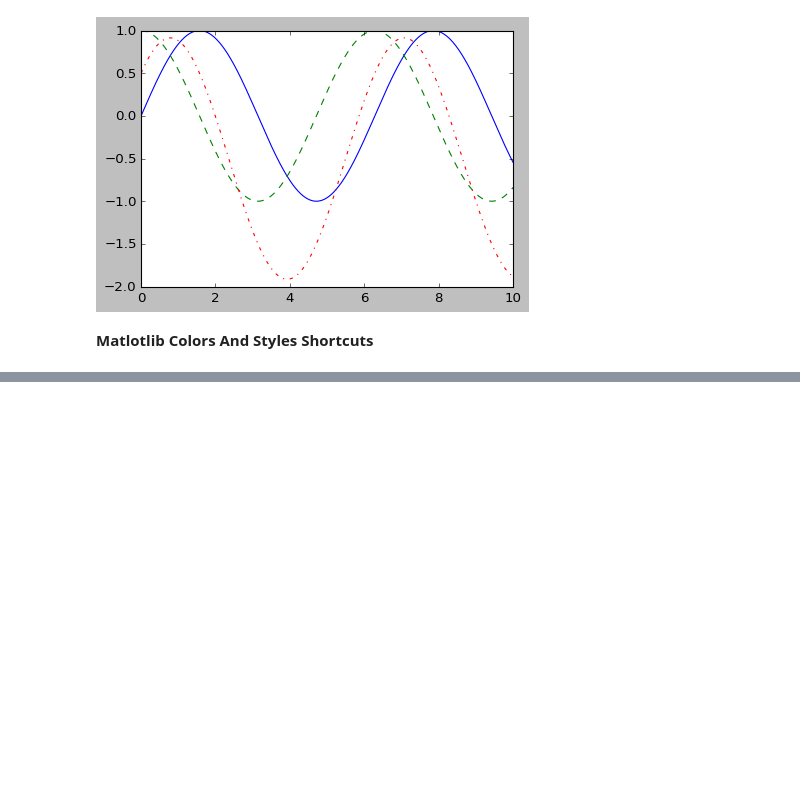
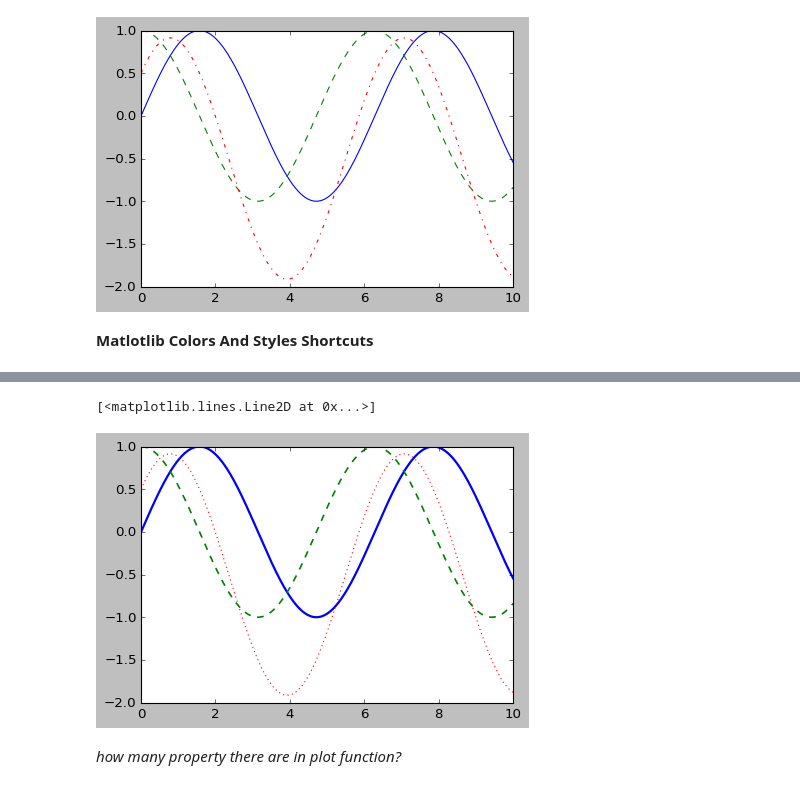
Before and after one commit to Asyfulazhim/peneraju_machine_learning, a Jupyter notebook: Data Science/matplotlib1.ipynb, the cells around one changed output, grey strips where cells are left out. Drawn from its saved outputs; the diff is of its cells as text; code cells hidden in the pictures; blank space fills up the shorter version.

```diff
--- a/Data Science/matplotlib1.ipynb
+++ b/Data Science/matplotlib1.ipynb
@@ -150,0 +151,17 @@ ValueError: '_' is not a valid value for ls; supported values are '-', '--', '-.
+# %%
+fig = plt.figure(figsize=(6,4))
+ax = plt.axes()
+
+# ax.plot(x, y1, color= 'blue', linestyle='solid')
+ax.plot(x, y1,'-b', linewidth=2)
+
+# ax.plot(x, y2, color= 'g',linestyle='dashed')
+ax.plot(x, y2, '--g', linewidth=1.5)
+
+# ax.plot(x, y3, color= (1,0,0), linestyle='dashdot')
+ax.plot(x, y3, ':r')
+# %% [output]
+[<matplotlib.lines.Line2D at 0x...>]
+[figure, added]
+# %% [markdown]
+_how many property there are in plot function?_
```
Also changed, not shown: parts of 16 cells of this notebook.
